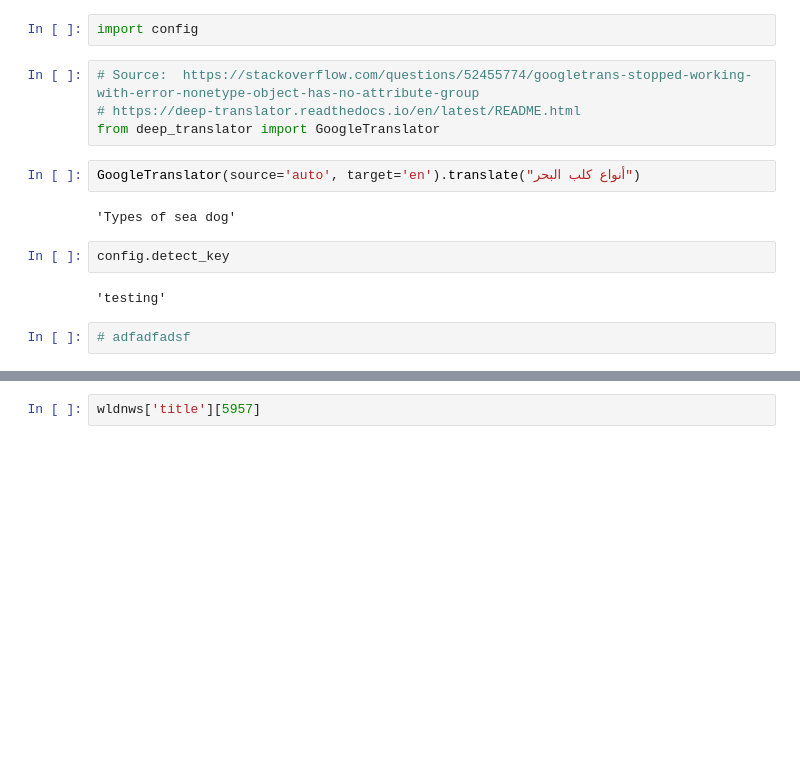
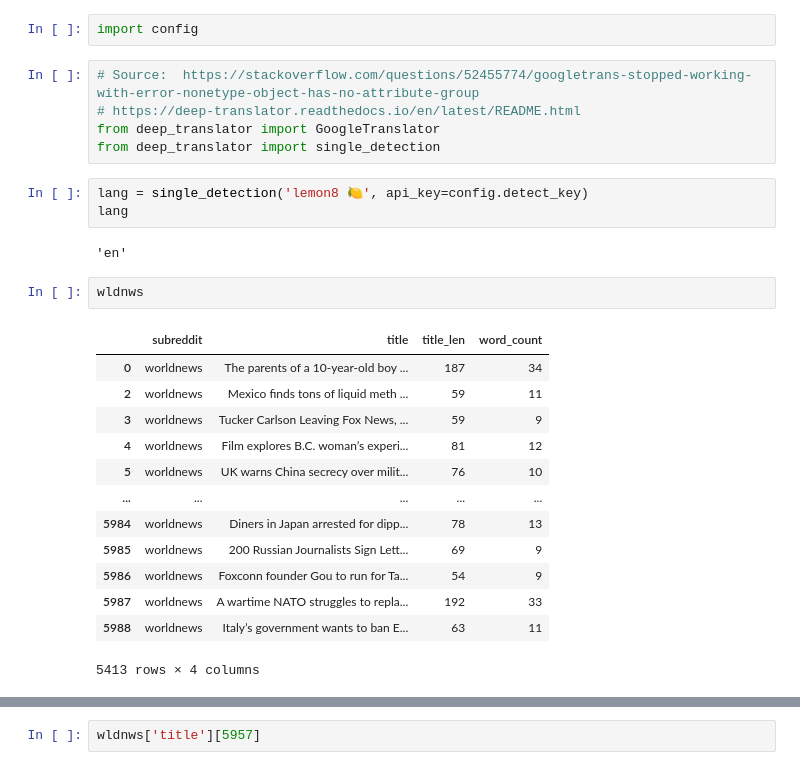
Before and after one commit to drossDS/Humor_Identification_with_NLP, a Jupyter notebook: code/2-Data_Cleaning.ipynb, the cells around one changed output, grey strips where cells are left out. Drawn from its saved outputs; the diff is of its cells as text; blank space fills up the shorter version.

```diff
--- a/code/2-Data_Cleaning.ipynb
+++ b/code/2-Data_Cleaning.ipynb
@@ -588,13 +588,25 @@ import config
 # Source:  https://stackoverflow.com/questions/52455774/googletrans-stopped-working-with-error-nonetype-object-has-no-attribute-group
 # https://deep-translator.readthedocs.io/en/latest/README.html
 from deep_translator import GoogleTranslator
+from deep_translator import single_detection
-# %%
-GoogleTranslator(source='auto', target='en').translate("أنواع كلب البحر")
-# %% [output]
-'Types of sea dog'
-# %%
-config.detect_key
-# %% [output]
-'testing'
 # %%
-# adfadfadsf
+lang = single_detection('lemon8 🍋', api_key=config.detect_key)
+lang
+# %% [output]
+'en'
+# %%
+wldnws
+# %% [output]
+|  | subreddit | title | title_len | word_count |
+| 0 | worldnews | The parents of a 10-year-old boy ... | 187 | 34 |
+| 2 | worldnews | Mexico finds tons of liquid meth ... | 59 | 11 |
+| 3 | worldnews | Tucker Carlson Leaving Fox News, ... | 59 | 9 |
+| 4 | worldnews | Film explores B.C. woman’s experi... | 81 | 12 |
+| 5 | worldnews | UK warns China secrecy over milit... | 76 | 10 |
+| ... | ... | ... | ... | ... |
+| 5984 | worldnews | Diners in Japan arrested for dipp... | 78 | 13 |
+| 5985 | worldnews | 200 Russian Journalists Sign Lett... | 69 | 9 |
+| 5986 | worldnews | Foxconn founder Gou to run for Ta... | 54 | 9 |
+| 5987 | worldnews | A wartime NATO struggles to repla... | 192 | 33 |
+| 5988 | worldnews | Italy’s government wants to ban E... | 63 | 11 |
+5413 rows × 4 columns
```
Also changed, not shown: parts of 15 cells of this notebook.
